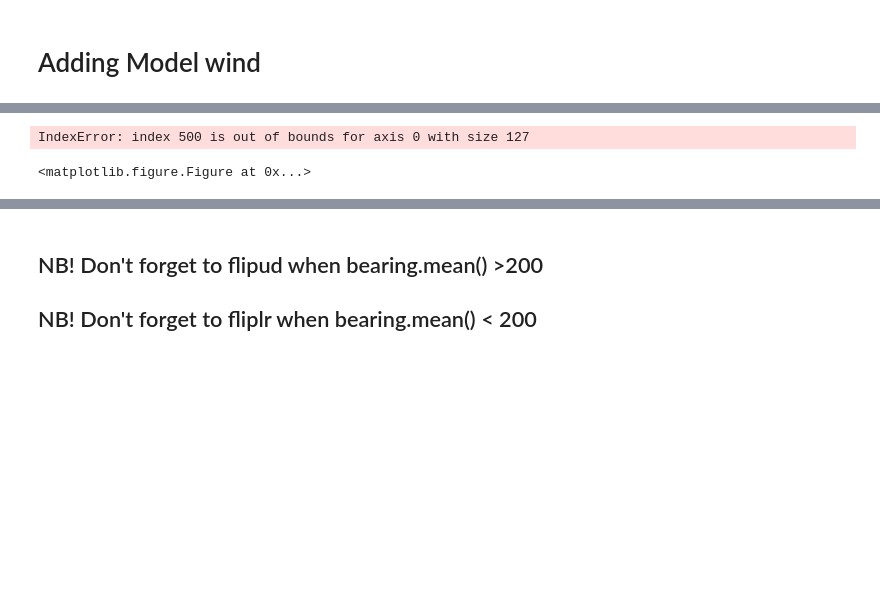
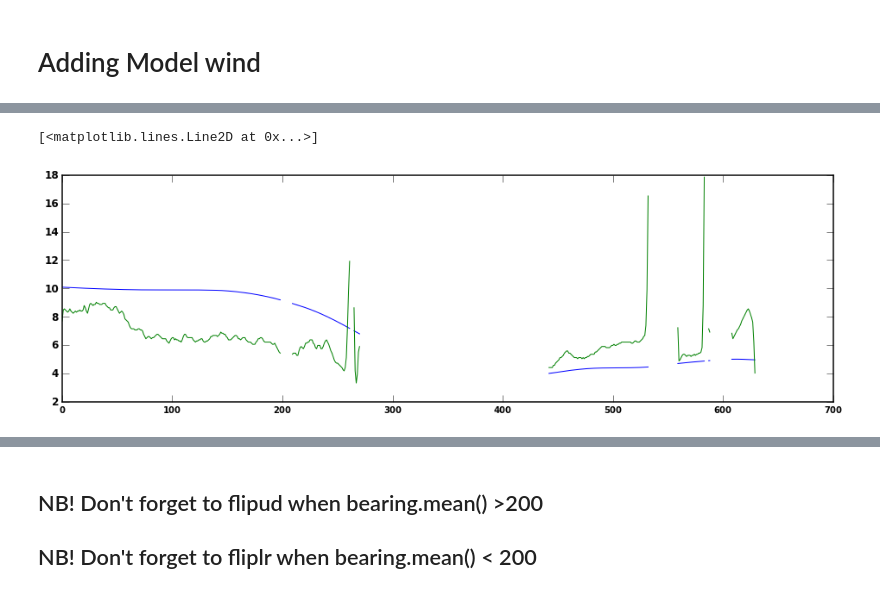
Before and after one commit to magican/PySOL, a Jupyter notebook: notebooks/Sentinel-1/S1_production_testing.ipynb, the cells around one changed output, grey strips where cells are left out. Saved outputs shown, nothing was run; the diff lists cells and outputs as text; code cells hidden in the pictures; blank space fills up the shorter version.

```diff
--- a/notebooks/Sentinel-1/S1_production_testing.ipynb
+++ b/notebooks/Sentinel-1/S1_production_testing.ipynb
@@ -576,11 +586,11 @@ ncepGFSmodelWindSwath['wind_speed'] = ma.masked_where(mask_arr_swath.mask, ncepG
 # %%
 plt.close('all')
 plt.figure(figsize=(16,16/3*double(sigma0w[p].shape[0])/double(sigma0w[p].shape[1])))
-plt.plot(ncepGFSmodelWindSwath['wind_speed'][500,:])
-plt.plot(wind_speed_asar[500,:])
+plt.plot(ncepGFSmodelWindSwath['wind_speed'][50,:])
+plt.plot(wind_speed_asar[50,:])
 # %% [output]
-IndexError: index 500 is out of bounds for axis 0 with size 127
+[<matplotlib.lines.Line2D at 0x...>]
-<matplotlib.figure.Figure at 0x...>
+[figure, added]
 # %%
 plt.close('all')
 plt.figure(figsize=(16,16/3*double(sigma0w[p].shape[0])/double(sigma0w[p].shape[1])))
```
Also changed, not shown: parts of 26 cells of this notebook, 15 other files.
